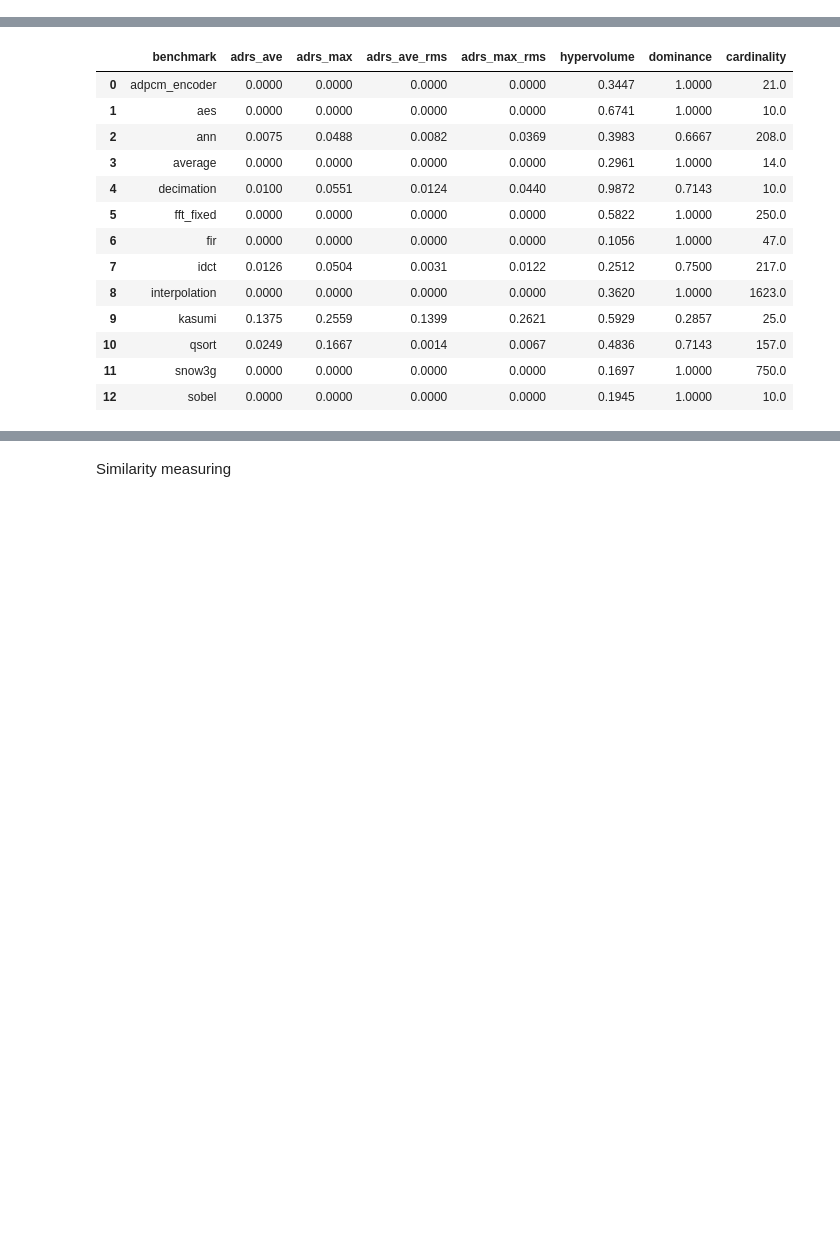
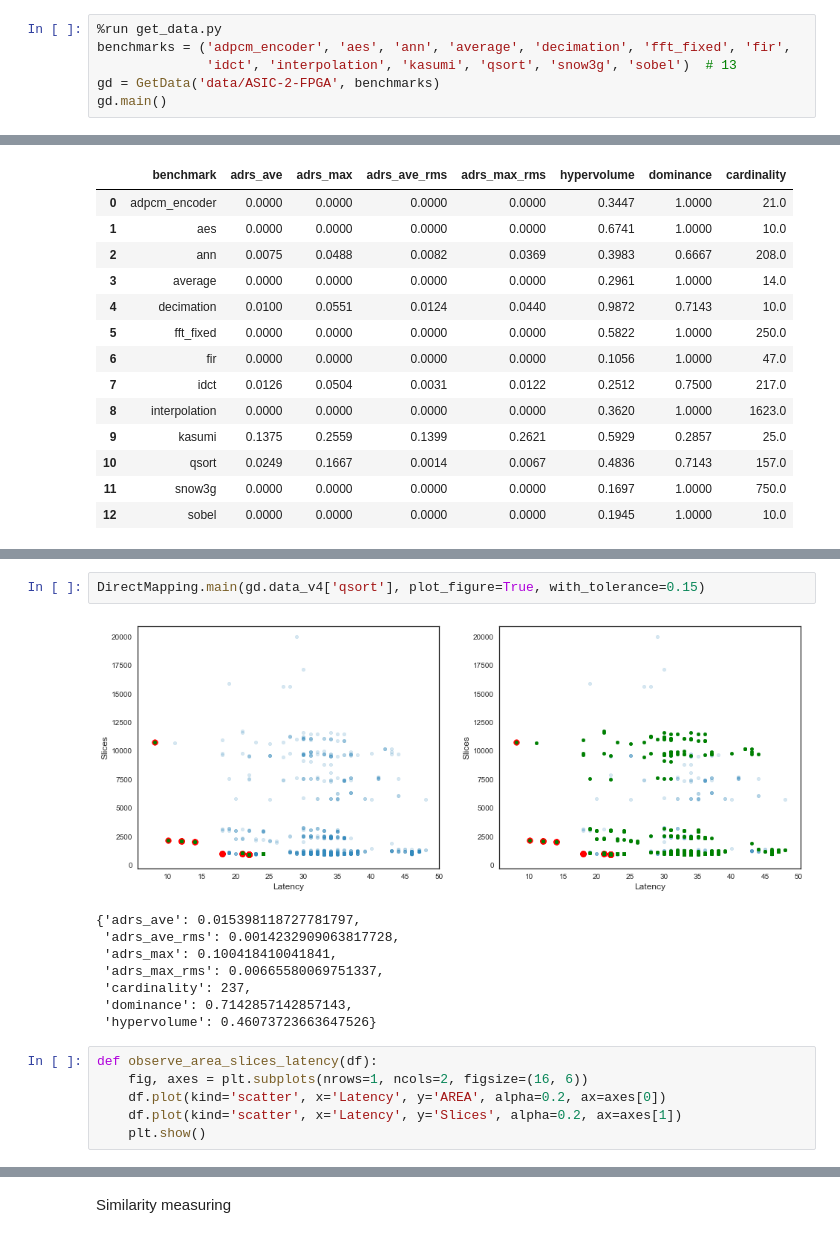
Before and after one commit to freelsn/dse-scripts, a Jupyter notebook: IN-PROGRESS/trade-off-prediction/exhaustive training analysis.ipynb, the cells around one changed output, grey strips where cells are left out. Cells and saved outputs as stored; diff of their text form; blank space fills up the shorter version.

```diff
--- a/IN-PROGRESS/trade-off-prediction/exhaustive training analysis.ipynb
+++ b/IN-PROGRESS/trade-off-prediction/exhaustive training analysis.ipynb
@@ -270,0 +4,6 @@ es_v4[es_v4['train'] == 'adpcm_encoder;aes;ann;decimation;fft_fixed;idct;interpo
+# %%
+%run get_data.py
+benchmarks = ('adpcm_encoder', 'aes', 'ann', 'average', 'decimation', 'fft_fixed', 'fir',
+              'idct', 'interpolation', 'kasumi', 'qsort', 'snow3g', 'sobel')  # 13
+gd = GetData('data/ASIC-2-FPGA', benchmarks)
+gd.main()
@@ -287,0 +409,17 @@ dm_v4_01
+# %%
+DirectMapping.main(gd.data_v4['qsort'], plot_figure=True, with_tolerance=0.15)
+# %% [output]
+[figure, added]
+{'adrs_ave': 0.015398118727781797,
+ 'adrs_ave_rms': 0.0014232909063817728,
+ 'adrs_max': 0.100418410041841,
+ 'adrs_max_rms': 0.00665580069751337,
+ 'cardinality': 237,
+ 'dominance': 0.7142857142857143,
+ 'hypervolume': 0.46073723663647526}
+# %%
+def observe_area_slices_latency(df):
+    fig, axes = plt.subplots(nrows=1, ncols=2, figsize=(16, 6))
+    df.plot(kind='scatter', x='Latency', y='AREA', alpha=0.2, ax=axes[0])
+    df.plot(kind='scatter', x='Latency', y='Slices', alpha=0.2, ax=axes[1])
+    plt.show()
```
Also changed, not shown: parts of 63 cells of this notebook, 13 other files.
